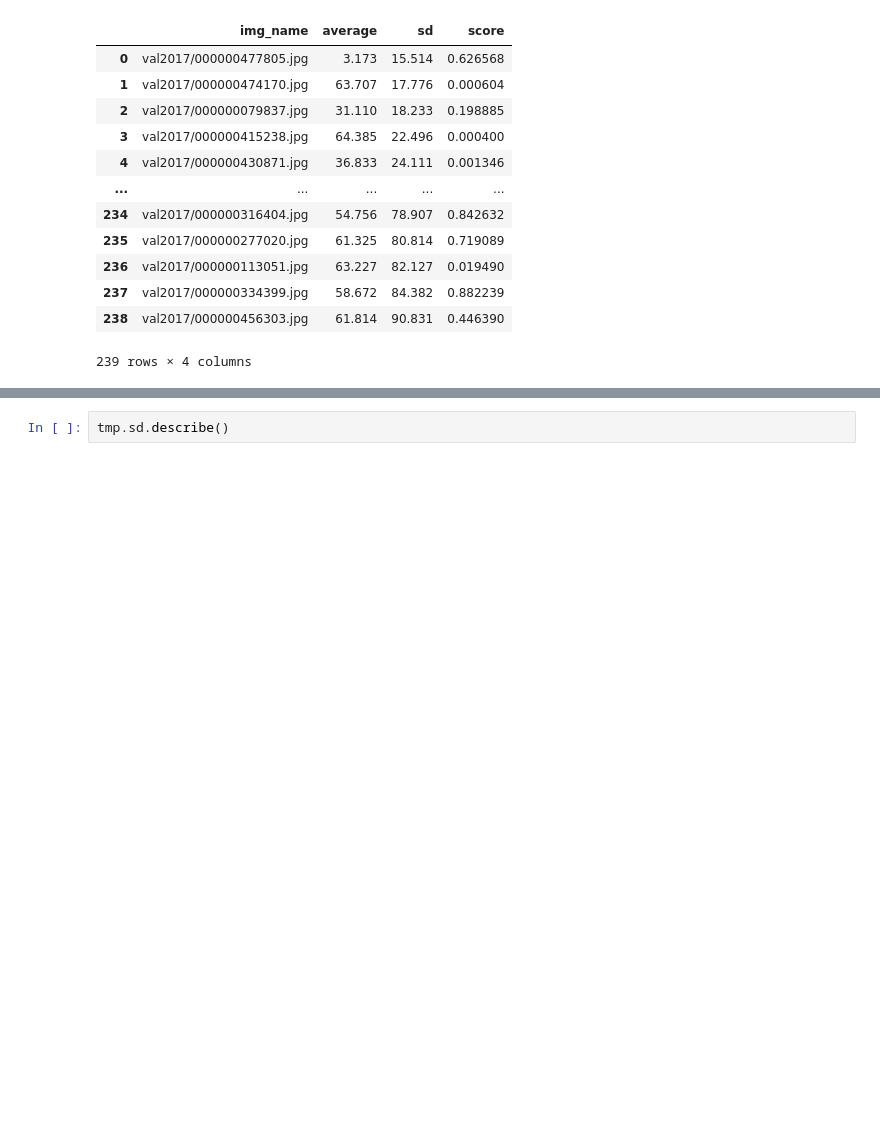
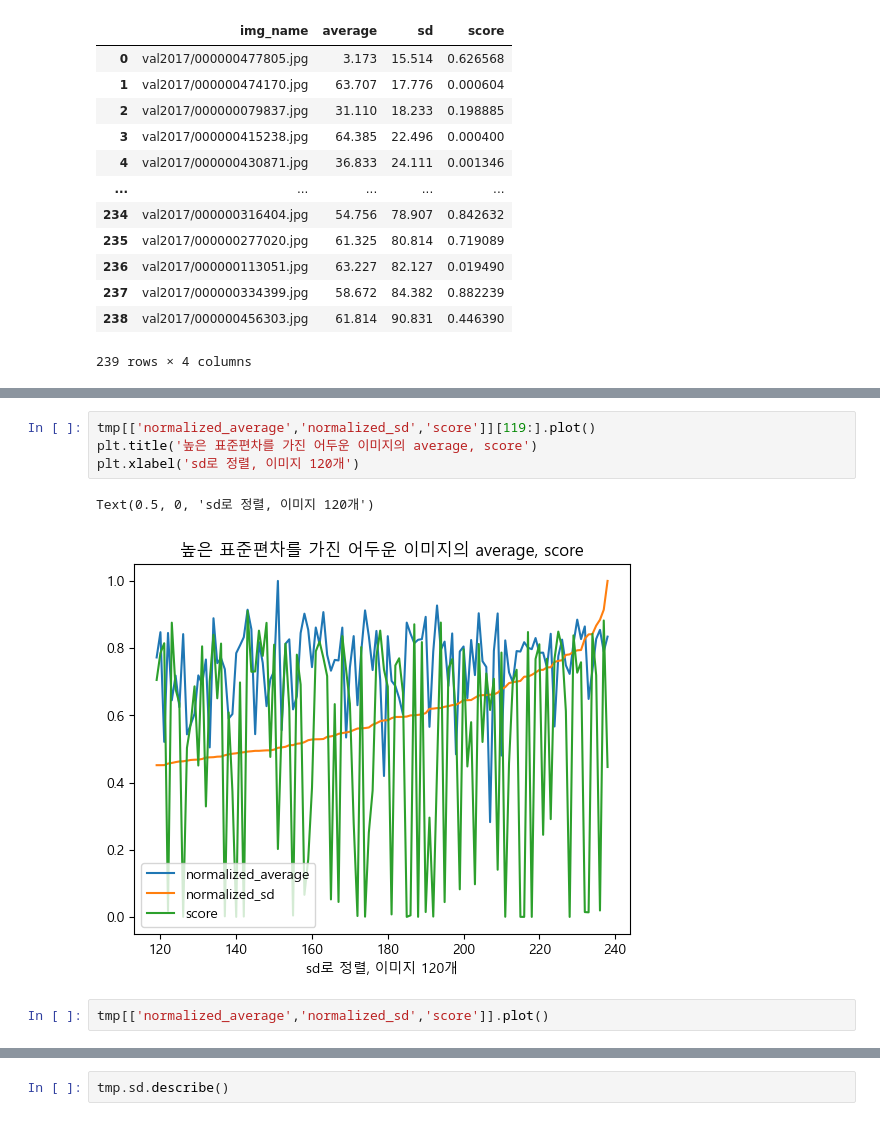
Before and after one commit to yuuhey/image_preprocessing, a Jupyter notebook: file4.ipynb, the cells around one changed output, grey strips where cells are left out. Cells and saved outputs as stored; diff of their text form; blank space fills up the shorter version.

```diff
--- a/file4.ipynb
+++ b/file4.ipynb
@@ -136,0 +155,9 @@ tmp
+# %%
+tmp[['normalized_average','normalized_sd','score']][119:].plot()
+plt.title('높은 표준편차를 가진 어두운 이미지의 average, score')
+plt.xlabel('sd로 정렬, 이미지 120개')
+# %% [output]
+Text(0.5, 0, 'sd로 정렬, 이미지 120개')
+[figure, added]
+# %%
+tmp[['normalized_average','normalized_sd','score']].plot()
```
Also changed, not shown: parts of 5 cells of this notebook.
